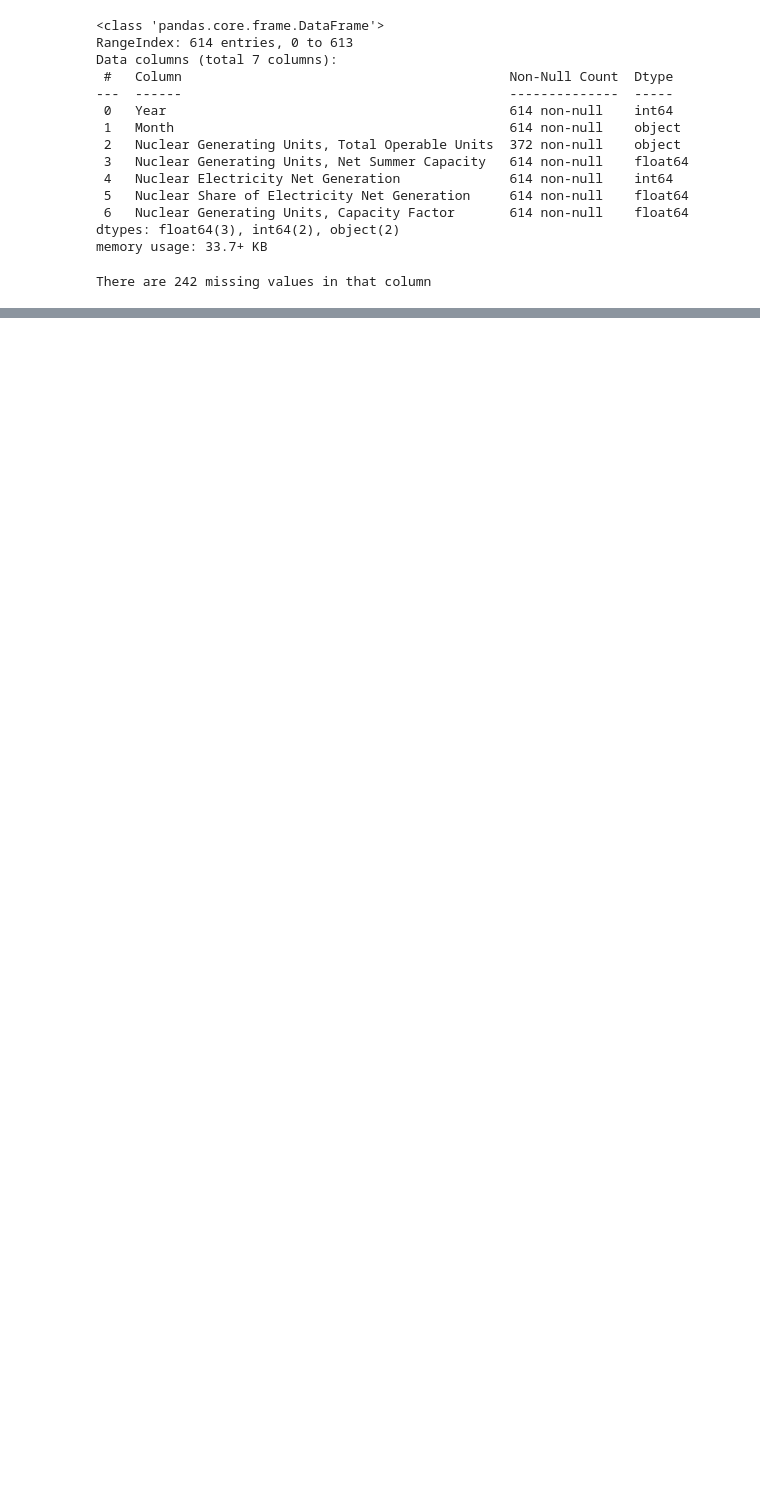
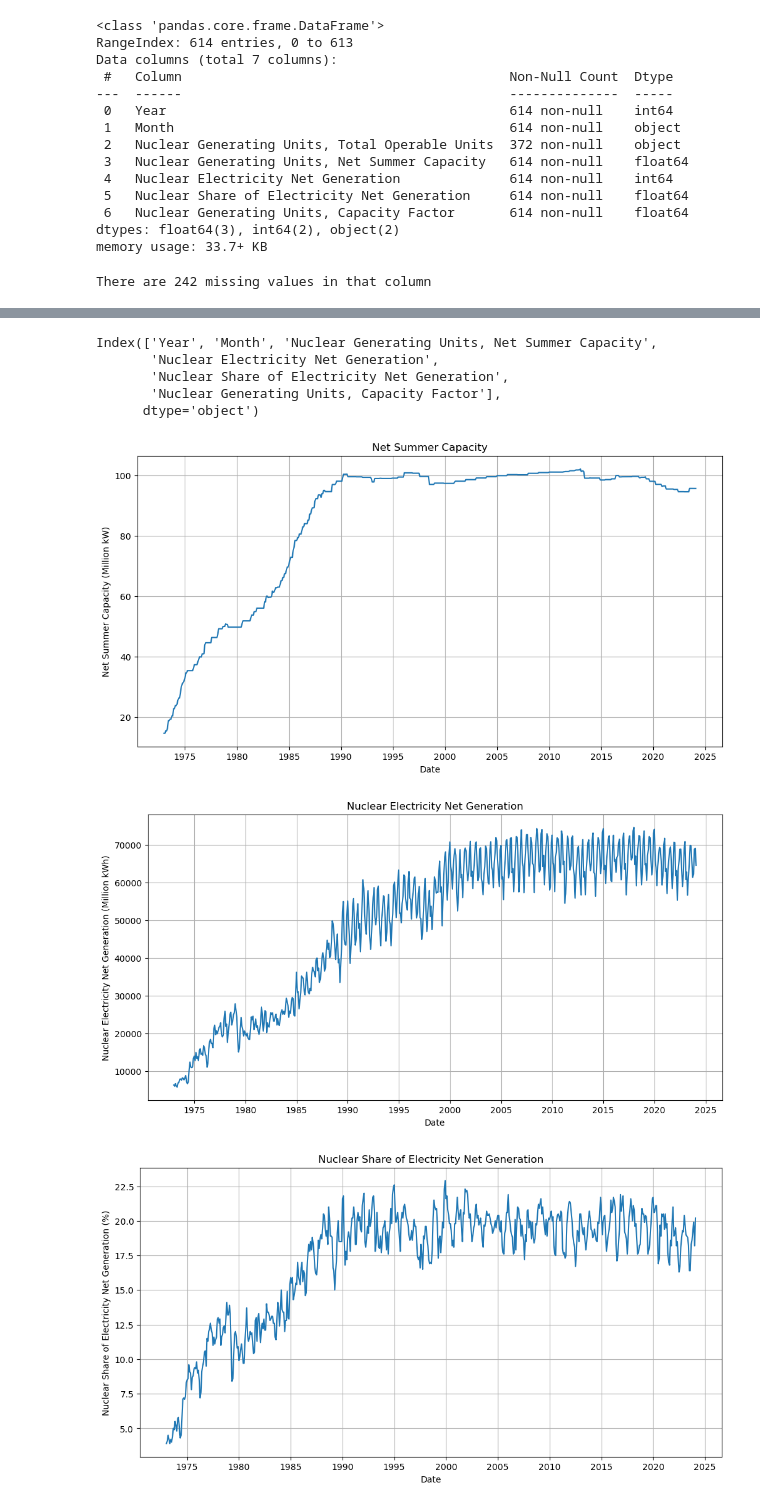
Before and after one commit to daffwwz/nuclear-energy-dataset-analysis, a Jupyter notebook: data_prep.ipynb, the cells around one changed output, grey strips where cells are left out. Saved outputs shown, nothing was run; the diff lists cells and outputs as text; code cells hidden in the pictures; blank space fills up the shorter version.

Commit message:
Timeseries data visualization

```diff
--- a/data_prep.ipynb
+++ b/data_prep.ipynb
@@ -67,3 +67,7 @@ missing_in_col = df['Nuclear Generating Units, Total Operable Units'].isna().sum
 print(f'There are {missing_in_col} missing values in that column')
 # %% [output]
 There are 242 missing values in that column
+# %%
+# Drop column: 'Nuclear Generating Units, Total Operable Units'
+df = df.drop(columns=['Nuclear Generating Units, Total Operable Units'])
+df.head()
@@ -69,0 +81,6 @@ There are 242 missing values in that column
+# %%
+# convert the month column to datetime
+df['Date'] = pd.to_datetime(df['Year'].astype(str) + '-' + df['Month'], format='%Y-%B')
+df = df.sort_values('Date')
+df.set_index('Date', inplace=True) # modify the dataframe directly so no copy is returned
+df.head()
@@ -69,0 +107,37 @@ There are 242 missing values in that column
+# %%
+df.columns
+# %% [output]
+Index(['Year', 'Month', 'Nuclear Generating Units, Net Summer Capacity',
+       'Nuclear Electricity Net Generation',
+       'Nuclear Share of Electricity Net Generation',
+       'Nuclear Generating Units, Capacity Factor'],
+      dtype='object')
+# %%
+# Timeseries data
+import matplotlib.dates as mdates
+
+plt.figure(figsize=(12,6))
+plt.title('Net Summer Capacity')
+sns.lineplot(x='Date', y='Nuclear Generating Units, Net Summer Capacity', data=df)
+plt.gca().xaxis.set_major_locator(mdates.YearLocator(5))  # major tick every 5 years
+plt.ylabel('Net Summer Capacity (Million kW)')
+plt.grid(True)
+
+plt.figure(figsize=(12,6))
+plt.title('Nuclear Electricity Net Generation')
+sns.lineplot(x='Date', y='Nuclear Electricity Net Generation', data=df)
+plt.gca().xaxis.set_major_locator(mdates.YearLocator(5))  # major tick every 5 years
+plt.ylabel('Nuclear Electricity Net Generation (Million kWh)')
+plt.grid(True)
+
+plt.figure(figsize=(12,6))
+plt.title('Nuclear Share of Electricity Net Generation')
+sns.lineplot(x='Date', y='Nuclear Share of Electricity Net Generation', data=df)
+plt.gca().xaxis.set_major_locator(mdates.YearLocator(5))  # major tick every 5 years
+plt.ylabel('Nuclear Share of Electricity Net Generation (%)')
+plt.grid(True)
+plt.show()
+# %% [output]
+[figure, added]
+[figure, added]
+[figure, added]
```
Also changed, not shown: parts of 5 cells of this notebook.
